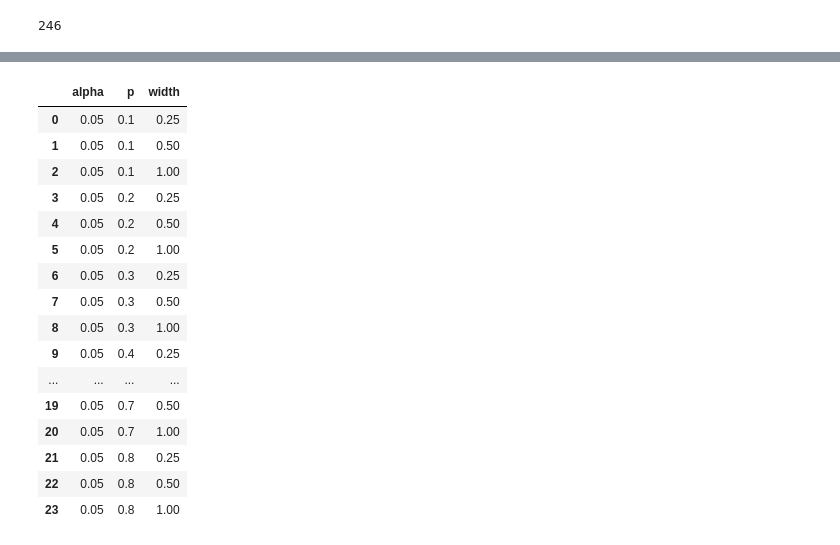
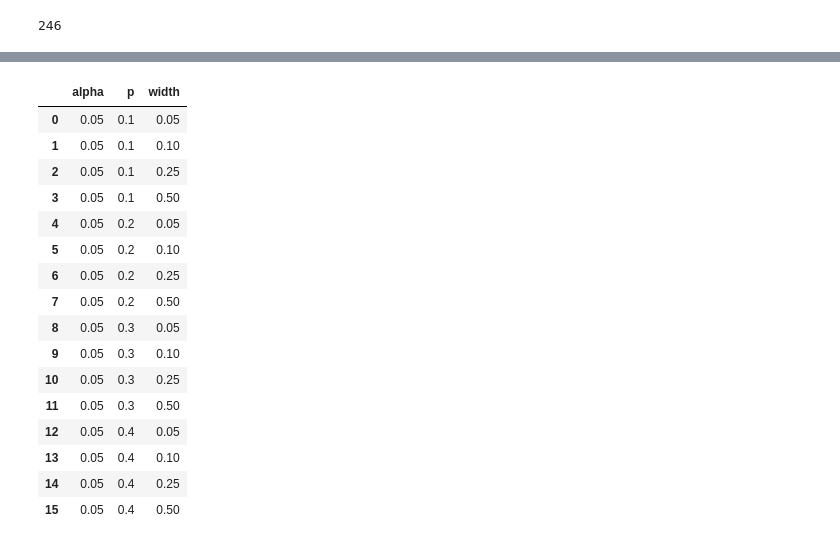
Before and after one commit to bettytan123/Sample-Size-Calculation, a Jupyter notebook: Binomal_Mean.ipynb, the cells around one changed output, grey strips where cells are left out. Drawn from its saved outputs; the diff is of its cells as text; code cells hidden in the pictures.

```diff
--- a/Binomal_Mean.ipynb
+++ b/Binomal_Mean.ipynb
@@ -300,36 +363,36 @@ gan_results
 # %%
 ###########################
 ## Create parameter grid
 ###########################
 from itertools import product
 
 def expand_grid(dictionary):
    return pd.DataFrame([row for row in product(*dictionary.values())], columns=dictionary.keys())
 
 dictionary = {'alpha': [0.05],
-              'p': np.arange(0.1, 0.9, 0.1),
-              'width': [2**-2, 2**-1, 2**0]}
+              'p': np.arange(0.1, 0.5, 0.1),
+              'width': [0.05,0.1,0.25,0.5]}
 
 param_df = expand_grid(dictionary)
 param_df
 # %% [output]
 |  | alpha | p | width |
-| 0 | 0.05 | 0.1 | 0.25 |
-| 1 | 0.05 | 0.1 | 0.50 |
-| 2 | 0.05 | 0.1 | 1.00 |
-| 3 | 0.05 | 0.2 | 0.25 |
-| 4 | 0.05 | 0.2 | 0.50 |
-| 5 | 0.05 | 0.2 | 1.00 |
-| 6 | 0.05 | 0.3 | 0.25 |
-| 7 | 0.05 | 0.3 | 0.50 |
-| 8 | 0.05 | 0.3 | 1.00 |
-| 9 | 0.05 | 0.4 | 0.25 |
-| ... | ... | ... | ... |
-| 19 | 0.05 | 0.7 | 0.50 |
-| 20 | 0.05 | 0.7 | 1.00 |
-| 21 | 0.05 | 0.8 | 0.25 |
-| 22 | 0.05 | 0.8 | 0.50 |
-| 23 | 0.05 | 0.8 | 1.00 |
+| 0 | 0.05 | 0.1 | 0.05 |
+| 1 | 0.05 | 0.1 | 0.10 |
+| 2 | 0.05 | 0.1 | 0.25 |
+| 3 | 0.05 | 0.1 | 0.50 |
+| 4 | 0.05 | 0.2 | 0.05 |
+| 5 | 0.05 | 0.2 | 0.10 |
+| 6 | 0.05 | 0.2 | 0.25 |
+| 7 | 0.05 | 0.2 | 0.50 |
+| 8 | 0.05 | 0.3 | 0.05 |
+| 9 | 0.05 | 0.3 | 0.10 |
+| 10 | 0.05 | 0.3 | 0.25 |
+| 11 | 0.05 | 0.3 | 0.50 |
+| 12 | 0.05 | 0.4 | 0.05 |
+| 13 | 0.05 | 0.4 | 0.10 |
+| 14 | 0.05 | 0.4 | 0.25 |
+| 15 | 0.05 | 0.4 | 0.50 |
 # %%
 #################
 ## 1) Sample Size for Continuous CI by Theory or Analytic Formula
```
Also changed, not shown: parts of 28 cells of this notebook.
